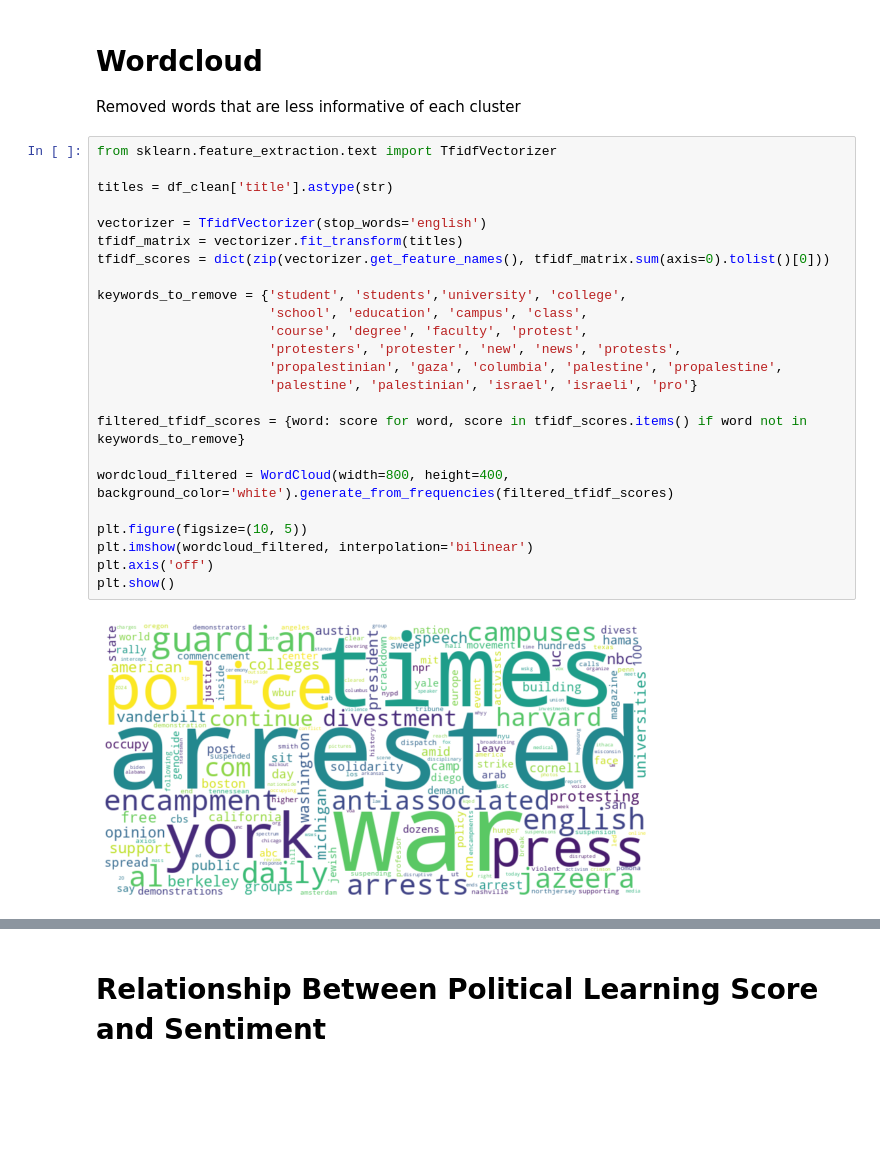
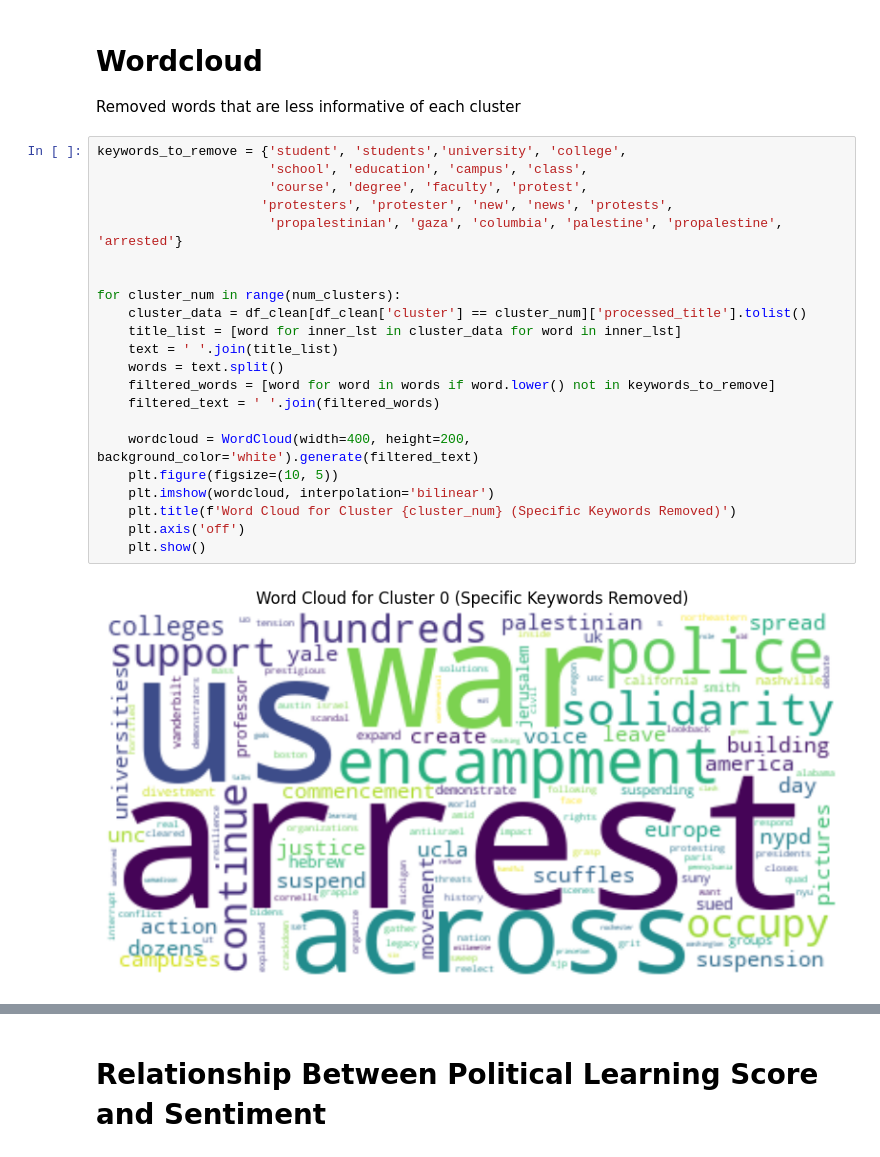
Before and after one commit to jjoycehu/poli-179, a Jupyter notebook: notebooks/analysis.ipynb, the cells around one changed output, grey strips where cells are left out. Drawn from its saved outputs; the diff is of its cells as text; blank space fills up the shorter version.

Commit message:
added word cloud figures

```diff
--- a/notebooks/analysis.ipynb
+++ b/notebooks/analysis.ipynb
@@ -141,28 +141,26 @@ Cluster 1 Sample Headlines:
 
 Removed words that are less informative of each cluster
 # %%
-from sklearn.feature_extraction.text import TfidfVectorizer
-
-titles = df_clean['title'].astype(str)
-
-vectorizer = TfidfVectorizer(stop_words='english')
-tfidf_matrix = vectorizer.fit_transform(titles)
-tfidf_scores = dict(zip(vectorizer.get_feature_names(), tfidf_matrix.sum(axis=0).tolist()[0]))
-
 keywords_to_remove = {'student', 'students','university', 'college',
                       'school', 'education', 'campus', 'class',
                       'course', 'degree', 'faculty', 'protest',
-                      'protesters', 'protester', 'new', 'news', 'protests',
-                      'propalestinian', 'gaza', 'columbia', 'palestine', 'propalestine',
-                      'palestine', 'palestinian', 'israel', 'israeli', 'pro'}
+                     'protesters', 'protester', 'new', 'news', 'protests',
+                      'propalestinian', 'gaza', 'columbia', 'palestine', 'propalestine', 'arrested'}
 
-filtered_tfidf_scores = {word: score for word, score in tfidf_scores.items() if word not in keywords_to_remove}
 
-wordcloud_filtered = WordCloud(width=800, height=400, background_color='white').generate_from_frequencies(filtered_tfidf_scores)
+for cluster_num in range(num_clusters):
+    cluster_data = df_clean[df_clean['cluster'] == cluster_num]['processed_title'].tolist()
+    title_list = [word for inner_lst in cluster_data for word in inner_lst]
+    text = ' '.join(title_list)
+    words = text.split()
+    filtered_words = [word for word in words if word.lower() not in keywords_to_remove]
+    filtered_text = ' '.join(filtered_words)
 
-plt.figure(figsize=(10, 5))
-plt.imshow(wordcloud_filtered, interpolation='bilinear')
-plt.axis('off')
-plt.show()
+    wordcloud = WordCloud(width=400, height=200, background_color='white').generate(filtered_text)
+    plt.figure(figsize=(10, 5))
+    plt.imshow(wordcloud, interpolation='bilinear')
+    plt.title(f'Word Cloud for Cluster {cluster_num} (Specific Keywords Removed)')
+    plt.axis('off')
+    plt.show()
 # %% [output]
-[figure, old version]
+[figure, new version]
```
Also changed, not shown: parts of 3 cells of this notebook, 5 other files.
